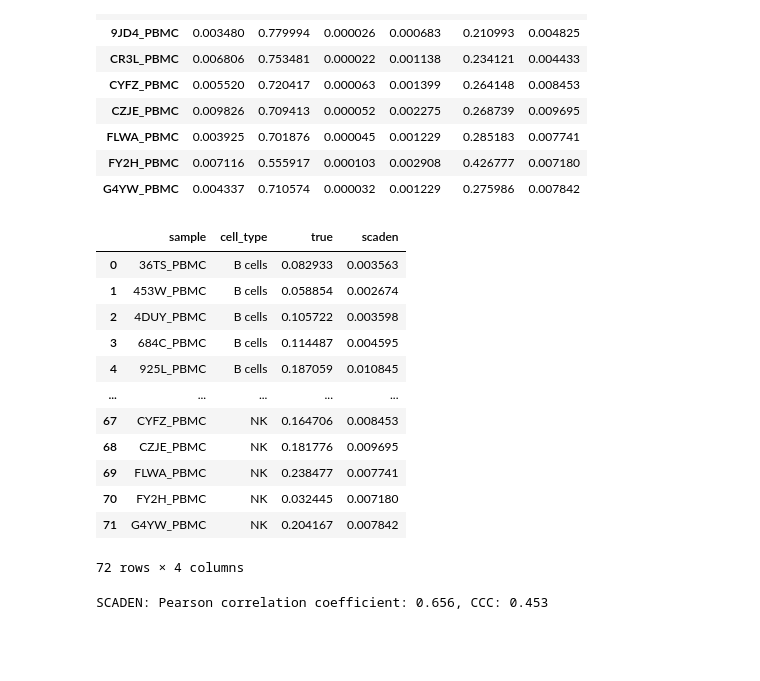
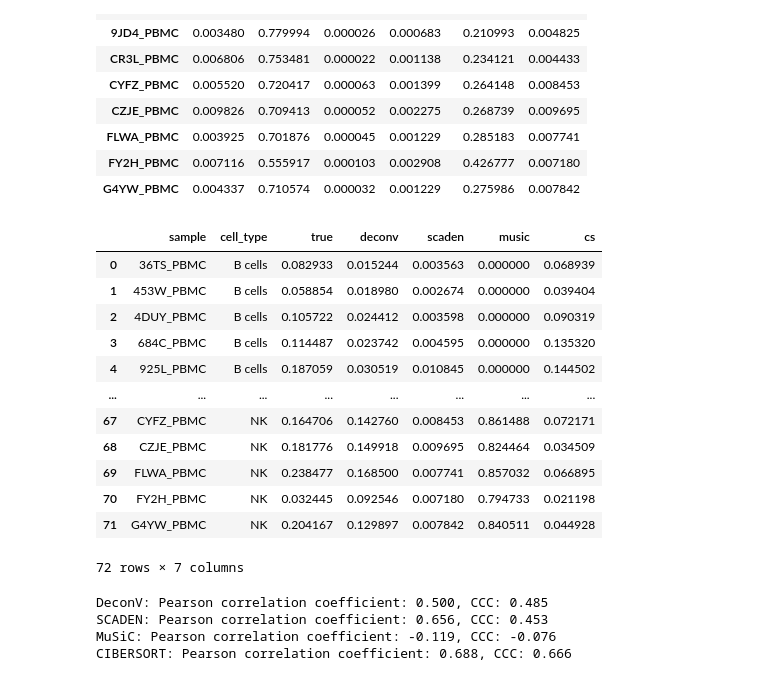
Before and after one commit to lutrarutra/deconv, a Jupyter notebook: benchmarks/pbmc_comparison.ipynb, the cells around one changed output. Saved outputs shown, nothing was run; the diff lists cells and outputs as text; code cells hidden in the pictures; blank space fills up the shorter version.

```diff
--- a/benchmarks/pbmc_comparison.ipynb
+++ b/benchmarks/pbmc_comparison.ipynb
@@ -28,3 +27,9 @@ true_proportions
 | FLWA_PBMC | 0.102362 | 0.289034 | 0.102056 | 0.012963 | 0.255109 | 0.238477 |
 | FY2H_PBMC | 0.087813 | 0.239368 | 0.215721 | 0.016971 | 0.407682 | 0.032445 |
 | G4YW_PBMC | 0.087500 | 0.284971 | 0.156894 | 0.009567 | 0.256901 | 0.204167 |
+# %%
+cs_proportions = pd.read_table("3rd-party/cibersort/pbmc/cibersort_proportions_s.txt", index_col=0)
+cs_proportions = cs_proportions.iloc[:, :-3]
+cs_proportions = cs_proportions.sort_index(axis="columns").sort_index(axis="rows")
+cs_proportions.index.name = None
+cs_proportions
@@ -31,4 +50,4 @@ true_proportions
 # %%
-# deconv_proportions = pd.read_csv("pbmc/nb/proportions_separate_bd.tsv", sep="\t", index_col=0)
-# deconv_proportions = deconv_proportions.sort_index(axis="columns").sort_index(axis="rows")
-# deconv_proportions
+deconv_proportions = pd.read_csv("out/pbmc/nb/proportions_separate_bd.tsv", sep="\t", index_col=0)
+deconv_proportions = deconv_proportions.sort_index(axis="columns").sort_index(axis="rows")
+deconv_proportions
@@ -35,6 +68,5 @@ true_proportions
 # %%
-# music_proportions = pd.read_csv("3rd-party/music/pbmc/music_proportions.csv", index_col=0)
-# music_proportions.rename(columns={"UNKWN": "unknown"}, inplace=True)
-# music_proportions = music_proportions.sort_index(axis="columns").sort_index(axis="rows")
-# music_proportions.index.name = None
-# music_proportions
+music_proportions = pd.read_csv("3rd-party/music/pbmc/music_proportions.csv", index_col=0)
+music_proportions = music_proportions.sort_index(axis="columns").sort_index(axis="rows")
+music_proportions.index.name = None
+music_proportions
@@ -60,24 +106,25 @@ scaden_proportions
 # %%
 melt = true_proportions.reset_index().melt(id_vars="index")
 melt.rename(columns={"index": "sample", "value": "true", "variable":"cell_type"}, inplace=True)
-# melt["deconv"] = deconv_proportions.reset_index().melt(id_vars="index")["value"]
+melt["deconv"] = deconv_proportions.reset_index().melt(id_vars="index")["value"]
 melt["scaden"] = scaden_proportions.reset_index().melt(id_vars="index")["value"]
-# melt["music"] = music_proportions.reset_index().melt(id_vars="index")["value"]
+melt["music"] = music_proportions.reset_index().melt(id_vars="index")["value"]
+melt["cs"] = cs_proportions.reset_index().melt(id_vars="index")["value"]
 melt
 # %% [output]
-|  | sample | cell_type | true | scaden |
-| 0 | 36TS_PBMC | B cells | 0.082933 | 0.003563 |
-| 1 | 453W_PBMC | B cells | 0.058854 | 0.002674 |
-| 2 | 4DUY_PBMC | B cells | 0.105722 | 0.003598 |
-| 3 | 684C_PBMC | B cells | 0.114487 | 0.004595 |
-| 4 | 925L_PBMC | B cells | 0.187059 | 0.010845 |
-| ... | ... | ... | ... | ... |
-| 67 | CYFZ_PBMC | NK | 0.164706 | 0.008453 |
-| 68 | CZJE_PBMC | NK | 0.181776 | 0.009695 |
-| 69 | FLWA_PBMC | NK | 0.238477 | 0.007741 |
-| 70 | FY2H_PBMC | NK | 0.032445 | 0.007180 |
-| 71 | G4YW_PBMC | NK | 0.204167 | 0.007842 |
+|  | sample | cell_type | true | deconv | scaden | music | cs |
+| 0 | 36TS_PBMC | B cells | 0.082933 | 0.015244 | 0.003563 | 0.000000 | 0.068939 |
+| 1 | 453W_PBMC | B cells | 0.058854 | 0.018980 | 0.002674 | 0.000000 | 0.039404 |
+| 2 | 4DUY_PBMC | B cells | 0.105722 | 0.024412 | 0.003598 | 0.000000 | 0.090319 |
+| 3 | 684C_PBMC | B cells | 0.114487 | 0.023742 | 0.004595 | 0.000000 | 0.135320 |
+| 4 | 925L_PBMC | B cells | 0.187059 | 0.030519 | 0.010845 | 0.000000 | 0.144502 |
+| ... | ... | ... | ... | ... | ... | ... | ... |
+| 67 | CYFZ_PBMC | NK | 0.164706 | 0.142760 | 0.008453 | 0.861488 | 0.072171 |
+| 68 | CZJE_PBMC | NK | 0.181776 | 0.149918 | 0.009695 | 0.824464 | 0.034509 |
+| 69 | FLWA_PBMC | NK | 0.238477 | 0.168500 | 0.007741 | 0.857032 | 0.066895 |
+| 70 | FY2H_PBMC | NK | 0.032445 | 0.092546 | 0.007180 | 0.794733 | 0.021198 |
+| 71 | G4YW_PBMC | NK | 0.204167 | 0.129897 | 0.007842 | 0.840511 | 0.044928 |
-72 rows × 4 columns
+72 rows × 7 columns
 # %%
 def ccc(est, true):
     p = np.corrcoef(est, true)[0,1]
@@ -88,19 +135,25 @@ def ccc(est, true):
 
     return (2.0 * p * s_est * s_true) / (s_est**2 + s_true**2 + (mu_est - mu_true)**2)
 
-# p_deconv = np.corrcoef(melt["true"], melt["deconv"])[0,1]
+p_deconv = np.corrcoef(melt["true"], melt["deconv"])[0,1]
 p_scaden = np.corrcoef(melt["true"], melt["scaden"])[0,1]
-# p_music = np.corrcoef(melt["true"], melt["music"])[0,1]
+p_music = np.corrcoef(melt["true"], melt["music"])[0,1]
+p_cs = np.corrcoef(melt["true"], melt["cs"])[0,1]
 
-# ccc_deconv = ccc(melt["true"], melt["deconv"])
+ccc_deconv = ccc(melt["true"], melt["deconv"])
 ccc_scaden = ccc(melt["true"], melt["scaden"])
-# ccc_music = ccc(melt["true"], melt["music"])
+ccc_music = ccc(melt["true"], melt["music"])
+ccc_cs = ccc(melt["true"], melt["cs"])
 
-# print("DeconV: Pearson correlation coefficient: {:.3f}, CCC: {:.3f}".format(p_deconv, ccc_deconv))
+print("DeconV: Pearson correlation coefficient: {:.3f}, CCC: {:.3f}".format(p_deconv, ccc_deconv))
 print("SCADEN: Pearson correlation coefficient: {:.3f}, CCC: {:.3f}".format(p_scaden, ccc_scaden))
-# print("MuSiC: Pearson correlation coefficient: {:.3f}, CCC: {:.3f}".format(p_music, ccc_music))
+print("MuSiC: Pearson correlation coefficient: {:.3f}, CCC: {:.3f}".format(p_music, ccc_music))
+print("CIBERSORT: Pearson correlation coefficient: {:.3f}, CCC: {:.3f}".format(p_cs, ccc_cs))
 # %% [output]
+DeconV: Pearson correlation coefficient: 0.500, CCC: 0.485
 SCADEN: Pearson correlation coefficient: 0.656, CCC: 0.453
+MuSiC: Pearson correlation coefficient: -0.119, CCC: -0.076
+CIBERSORT: Pearson correlation coefficient: 0.688, CCC: 0.666
 # %%
 df = true_proportions.reset_index().melt(id_vars="index")
 df.rename(columns={"index": "sample", "value": "proportion", "variable":"cell_type"}, inplace=True)
```
Also changed, not shown: parts of 9 cells of this notebook, 9 other files.
